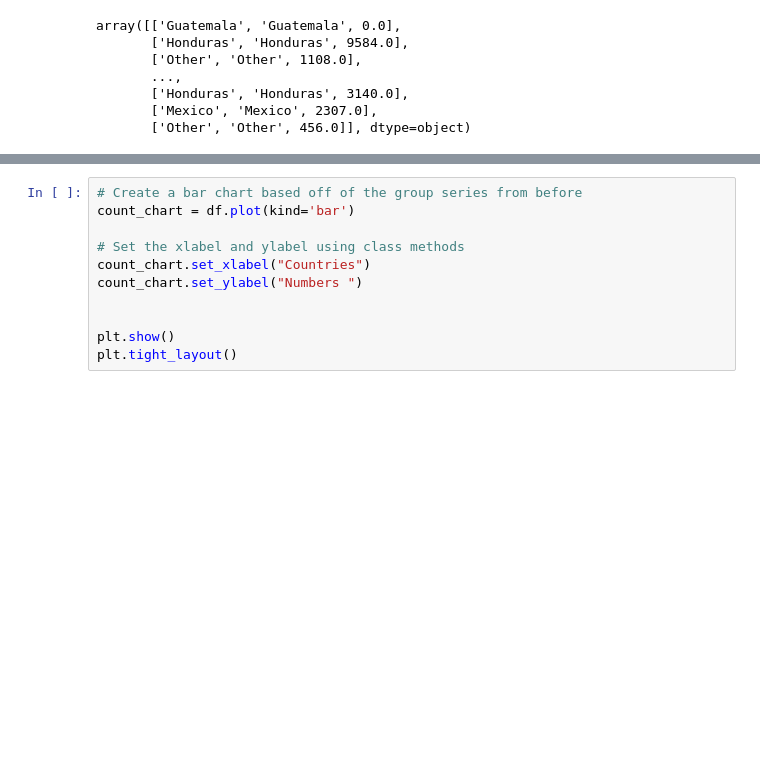
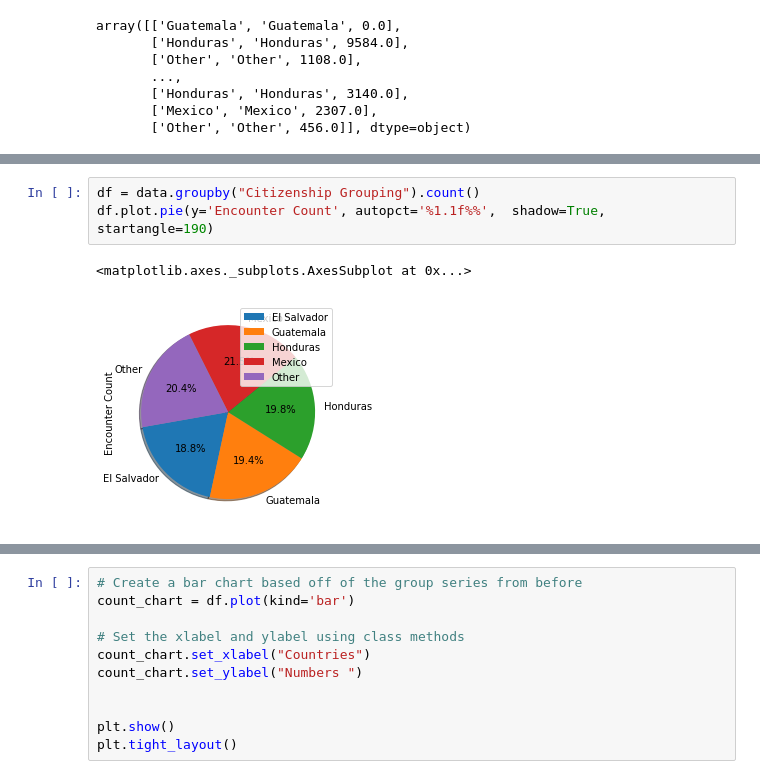
Before and after one commit to JMartinRutgers/API-Basic, a Jupyter notebook: USA_Border_crossing.ipynb, the cells around one changed output, grey strips where cells are left out. Drawn from its saved outputs; the diff is of its cells as text; blank space fills up the shorter version.

```diff
--- a/USA_Border_crossing.ipynb
+++ b/USA_Border_crossing.ipynb
@@ -47,3 +59,9 @@ df
 | Honduras | 2022 (FYTD) | Remaining | SEP | U.S. Border Patrol | UC / Single Minors | Title 8 | ... |
 | Mexico | 2022 (FYTD) | Remaining | SEP | U.S. Border Patrol | UC / Single Minors | Title 8 | ... |
 | Other | 2022 (FYTD) | Remaining | SEP | U.S. Border Patrol | UC / Single Minors | Title 8 | ... |
+# %%
+df = data.groupby("Citizenship Grouping").count()
+df.plot.pie(y='Encounter Count', autopct='%1.1f%%',  shadow=True, startangle=190)
+# %% [output]
+<matplotlib.axes._subplots.AxesSubplot at 0x...>
+[figure, added]
```
Also changed, not shown: parts of 3 cells of this notebook.
